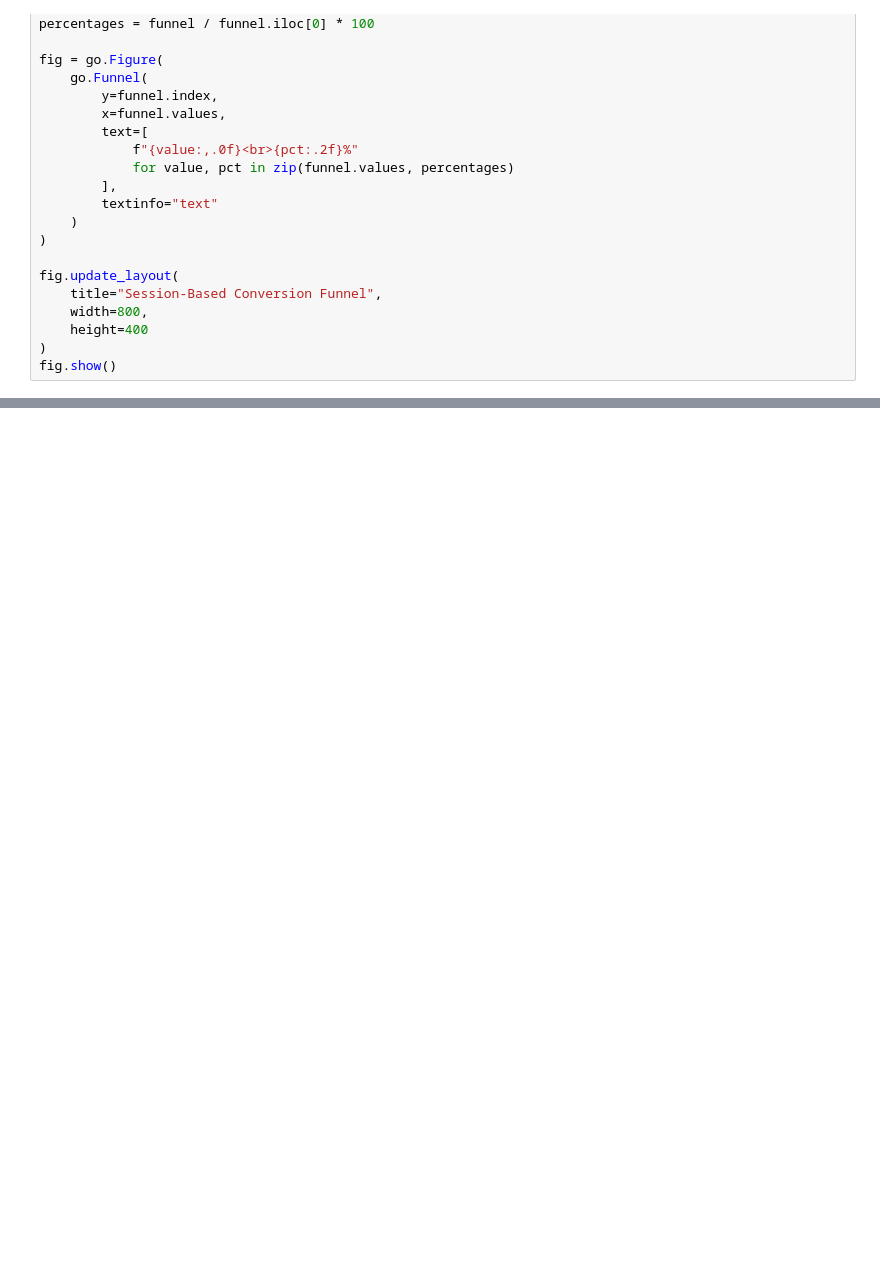
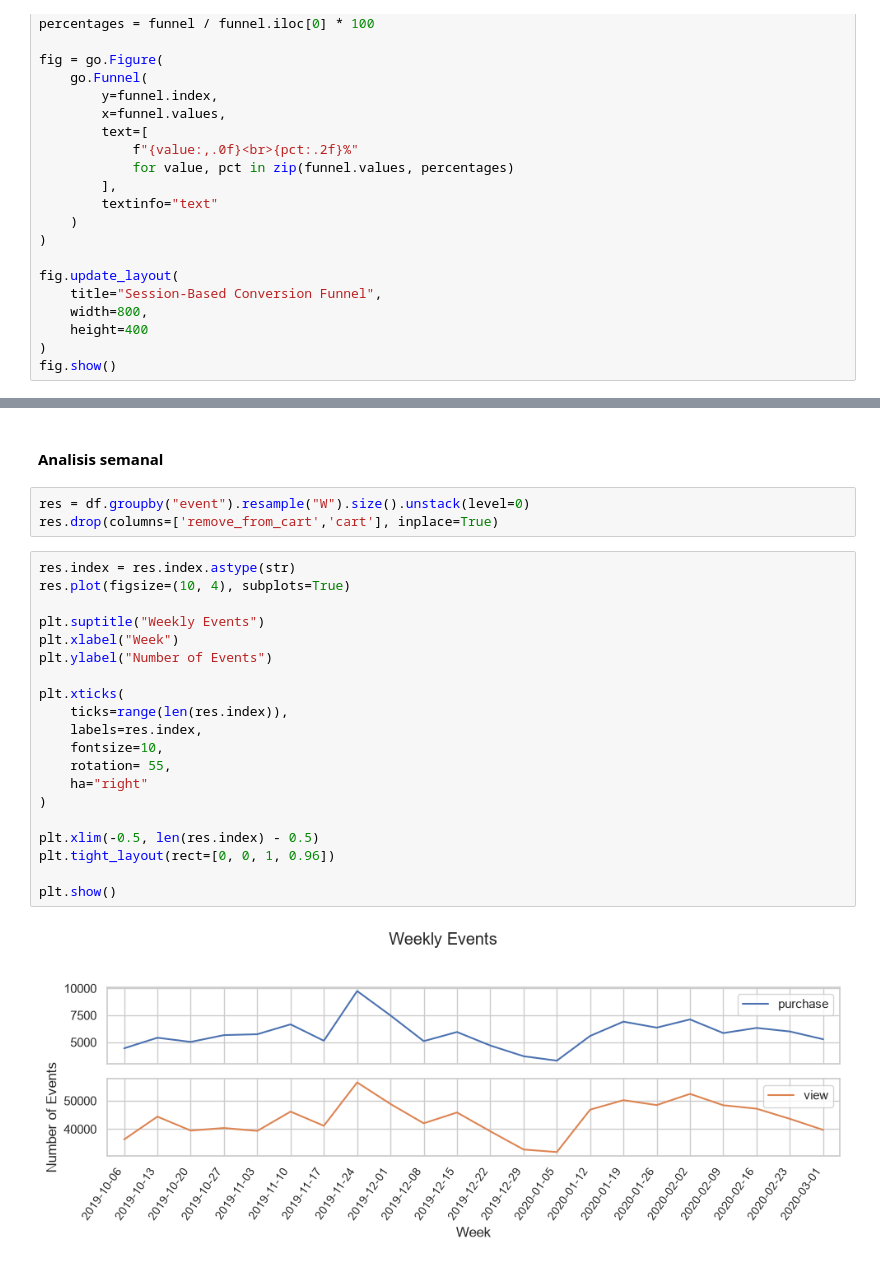
Before and after one commit to jordipsans/ecommerce-growth-analytics, a Jupyter notebook: notebooks/03_AnalisisInsights.ipynb, the cells around one changed output, grey strips where cells are left out. Saved outputs shown, nothing was run; the diff lists cells and outputs as text; blank space fills up the shorter version.

```diff
--- a/notebooks/03_AnalisisInsights.ipynb
+++ b/notebooks/03_AnalisisInsights.ipynb
@@ -534,0 +559,27 @@ La diferencia entre CR Global y CR Funnel se debe a que CR Globasl se calcula co
+# %% [markdown]
+#### Analisis semanal
+# %%
+res = df.groupby("event").resample("W").size().unstack(level=0)
+res.drop(columns=['remove_from_cart','cart'], inplace=True)
+# %%
+res.index = res.index.astype(str)
+res.plot(figsize=(10, 4), subplots=True)
+
+plt.suptitle("Weekly Events")
+plt.xlabel("Week")
+plt.ylabel("Number of Events")
+
+plt.xticks(
+    ticks=range(len(res.index)),
+    labels=res.index,
+    fontsize=10,
+    rotation= 55,
+    ha="right"
+)
+
+plt.xlim(-0.5, len(res.index) - 0.5)
+plt.tight_layout(rect=[0, 0, 1, 0.96])
+
+plt.show()
+# %% [output]
+[figure, added]
```
Also changed, not shown: parts of 95 cells of this notebook.
